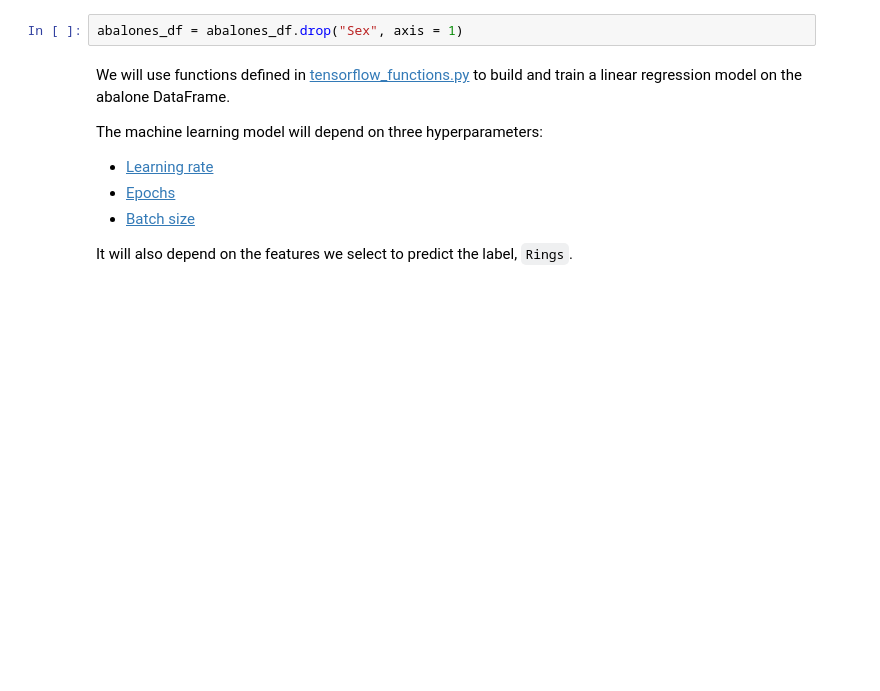
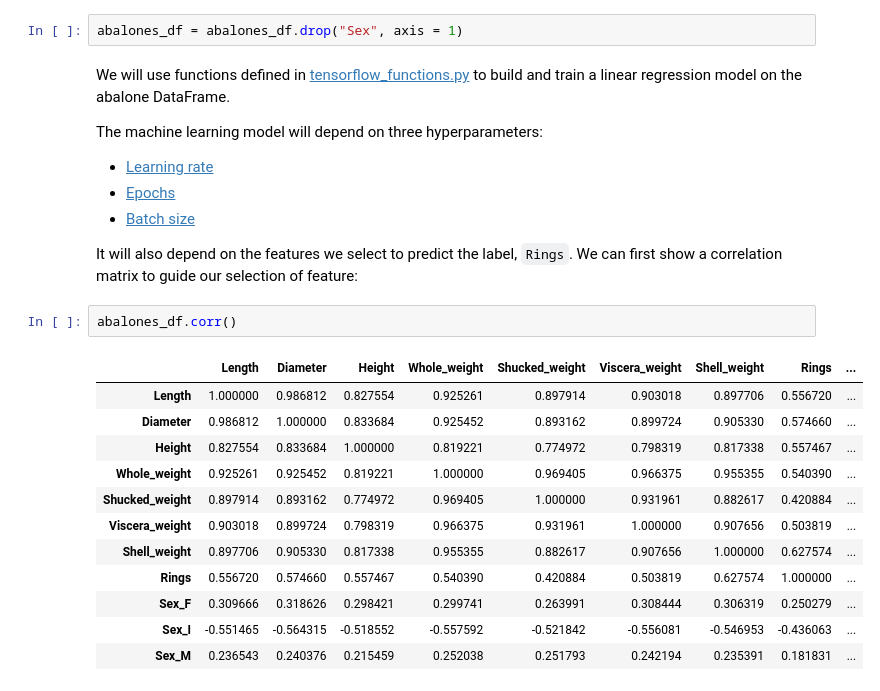
Before and after one commit to ChrisSoderberg-ONS/ml-practice, a Jupyter notebook: tensorflow-ml.ipynb, the cells around one changed output. Drawn from its saved outputs; the diff is of its cells as text; blank space fills up the shorter version.

Commit message:
Added correlation matrix to aid in feature selection

```diff
--- a/tensorflow-ml.ipynb
+++ b/tensorflow-ml.ipynb
@@ -81,4 +79,19 @@ The machine learning model will depend on three hyperparameters:
 - [Epochs](https://developers.google.com/machine-learning/glossary/#epoch)
 - [Batch size](https://developers.google.com/machine-learning/glossary/#batch_size)
 
-It will also depend on the features we select to predict the label, `Rings`.
+It will also depend on the features we select to predict the label, `Rings`. We can first show a correlation matrix to guide our selection of feature:
+# %%
+abalones_df.corr()
+# %% [output]
+|  | Length | Diameter | Height | Whole_weight | Shucked_weight | Viscera_weight | Shell_weight | Rings | ... |
+| Length | 1.000000 | 0.986812 | 0.827554 | 0.925261 | 0.897914 | 0.903018 | 0.897706 | 0.556720 | ... |
+| Diameter | 0.986812 | 1.000000 | 0.833684 | 0.925452 | 0.893162 | 0.899724 | 0.905330 | 0.574660 | ... |
+| Height | 0.827554 | 0.833684 | 1.000000 | 0.819221 | 0.774972 | 0.798319 | 0.817338 | 0.557467 | ... |
+| Whole_weight | 0.925261 | 0.925452 | 0.819221 | 1.000000 | 0.969405 | 0.966375 | 0.955355 | 0.540390 | ... |
+| Shucked_weight | 0.897914 | 0.893162 | 0.774972 | 0.969405 | 1.000000 | 0.931961 | 0.882617 | 0.420884 | ... |
+| Viscera_weight | 0.903018 | 0.899724 | 0.798319 | 0.966375 | 0.931961 | 1.000000 | 0.907656 | 0.503819 | ... |
+| Shell_weight | 0.897706 | 0.905330 | 0.817338 | 0.955355 | 0.882617 | 0.907656 | 1.000000 | 0.627574 | ... |
+| Rings | 0.556720 | 0.574660 | 0.557467 | 0.540390 | 0.420884 | 0.503819 | 0.627574 | 1.000000 | ... |
+| Sex_F | 0.309666 | 0.318626 | 0.298421 | 0.299741 | 0.263991 | 0.308444 | 0.306319 | 0.250279 | ... |
+| Sex_I | -0.551465 | -0.564315 | -0.518552 | -0.557592 | -0.521842 | -0.556081 | -0.546953 | -0.436063 | ... |
+| Sex_M | 0.236543 | 0.240376 | 0.215459 | 0.252038 | 0.251793 | 0.242194 | 0.235391 | 0.181831 | ... |
```
Also changed, not shown: parts of 3 cells of this notebook.
